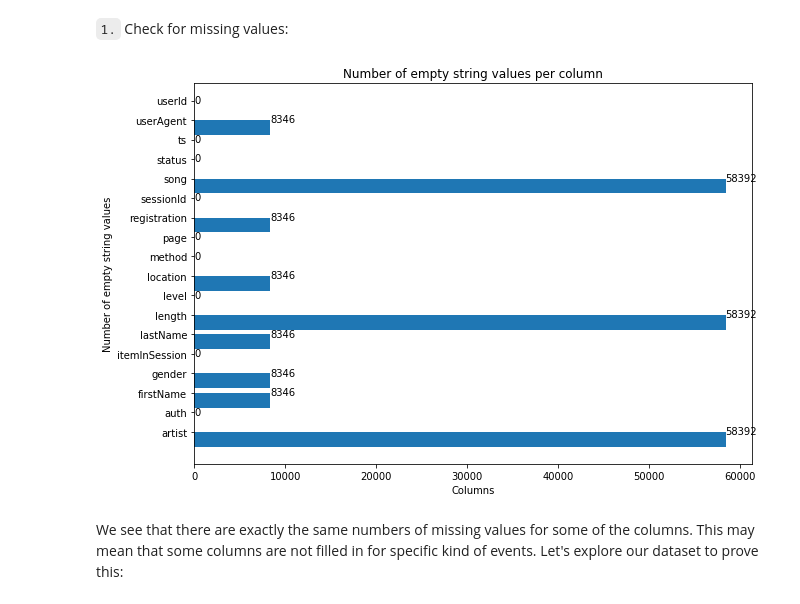
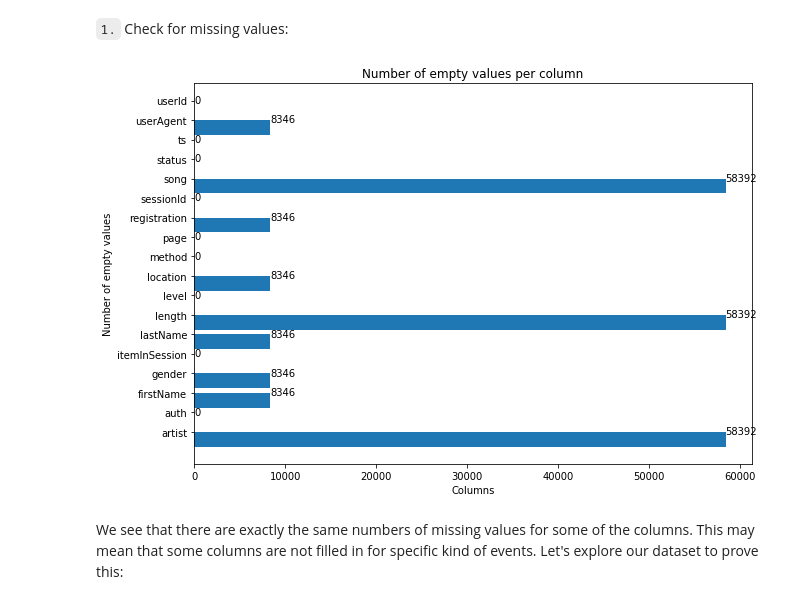
Before and after one commit to Lexie88rus/Udacity-DSND-Capstone-Data-Analysis-with-Spark, a Jupyter notebook: Sparkify.ipynb, the cells around one changed output. Drawn from its saved outputs; the diff is of its cells as text; code cells hidden in the pictures.

```diff
--- a/Sparkify.ipynb
+++ b/Sparkify.ipynb
@@ -63,24 +63,24 @@ for column in columns:
 # %%
 # plot the results with matplotlib
 
 fig, ax = plt.subplots(figsize=(10, 7))
 
 width = 0.75 # the width of the bars
 ind = np.arange(len(empy_vals))  # the x locations for the groups
 ax.barh(ind, list(empy_vals.values()), width)
 ax.set_yticks(ind+width/2)
 ax.set_yticklabels(list(empy_vals.keys()), minor=False)
 
 for i, v in enumerate(list(empy_vals.values())):
     ax.text(v + 3, i + .25, str(v))
 
-plt.title('Number of empty string values per column')
+plt.title('Number of empty values per column')
 plt.xlabel('Columns')
-plt.ylabel('Number of empty string values')
+plt.ylabel('Number of empty values')
 
 plt.show()
 # %% [output]
-[figure, old version]
+[figure, new version]
 # %% [markdown]
 We see that there are exactly the same numbers of missing values for some of the columns. This may mean that some columns are not filled in for specific kind of events. Let's explore our dataset to prove this:
 # %%
```
Also changed, not shown: parts of 8 cells of this notebook, 4 other files.
